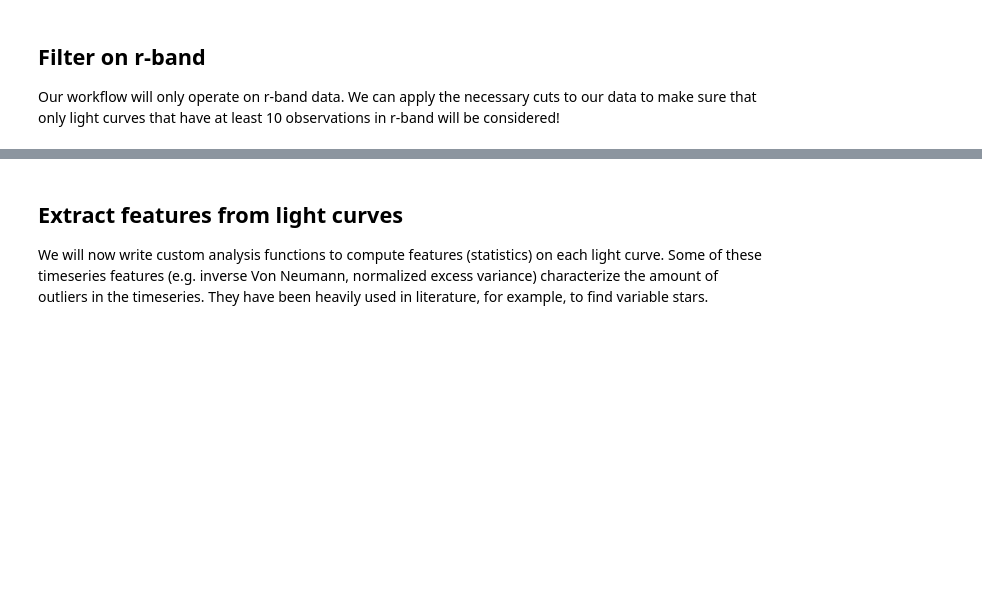
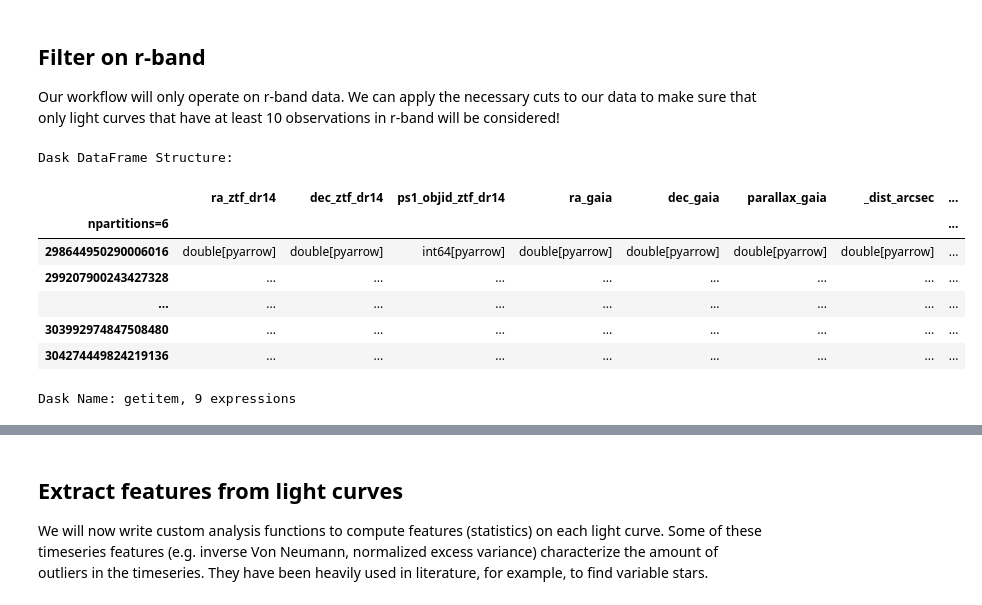
Before and after one commit to lincc-frameworks/LSDB-HATS-Midpoint-Review, a Jupyter notebook: Notebook_2_Basic_Time_Domain.ipynb, the cells around one changed output, grey strips where cells are left out. Saved outputs shown, nothing was run; the diff lists cells and outputs as text; code cells hidden in the pictures; blank space fills up the shorter version.

```diff
--- a/Notebook_2_Basic_Time_Domain.ipynb
+++ b/Notebook_2_Basic_Time_Domain.ipynb
@@ -162,6 +162,18 @@ r_band = _sources.query("sources.band == 'r'")
 nobs = r_band.reduce(np.size, "sources.mjd", meta={0: int}).rename(columns={0: "nobs"})
 # Get only those light curves with at least 10 observations
 r_band = r_band[nobs["nobs"] > 10]
+# %%
+r_band
+# %% [output]
+Dask DataFrame Structure:
+|  | ra_ztf_dr14 | dec_ztf_dr14 | ps1_objid_ztf_dr14 | ra_gaia | dec_gaia | parallax_gaia | _dist_arcsec | ... |
+| npartitions=6 |  |  |  |  |  |  |  | ... |
+| 298644950290006016 | double[pyarrow] | double[pyarrow] | int64[pyarrow] | double[pyarrow] | double[pyarrow] | double[pyarrow] | double[pyarrow] | ... |
+| 299207900243427328 | ... | ... | ... | ... | ... | ... | ... | ... |
+| ... | ... | ... | ... | ... | ... | ... | ... | ... |
+| 303992974847508480 | ... | ... | ... | ... | ... | ... | ... | ... |
+| 304274449824219136 | ... | ... | ... | ... | ... | ... | ... | ... |
+Dask Name: getitem, 9 expressions
 # %%
 %%time
 r_band.compute()
```
Also changed, not shown: parts of 11 cells of this notebook.
